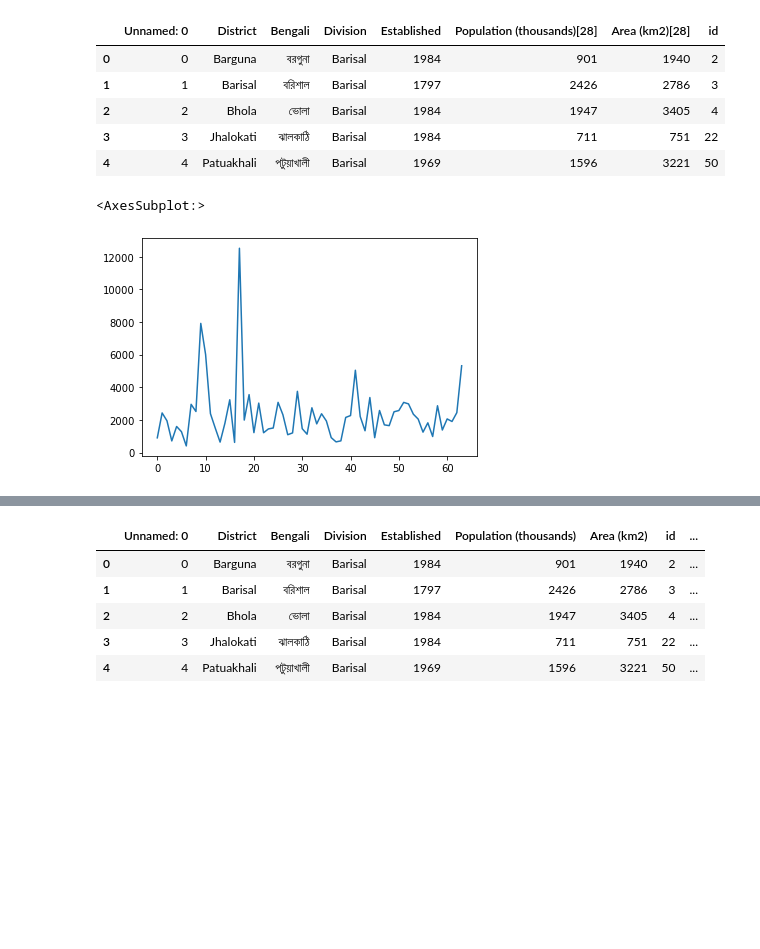
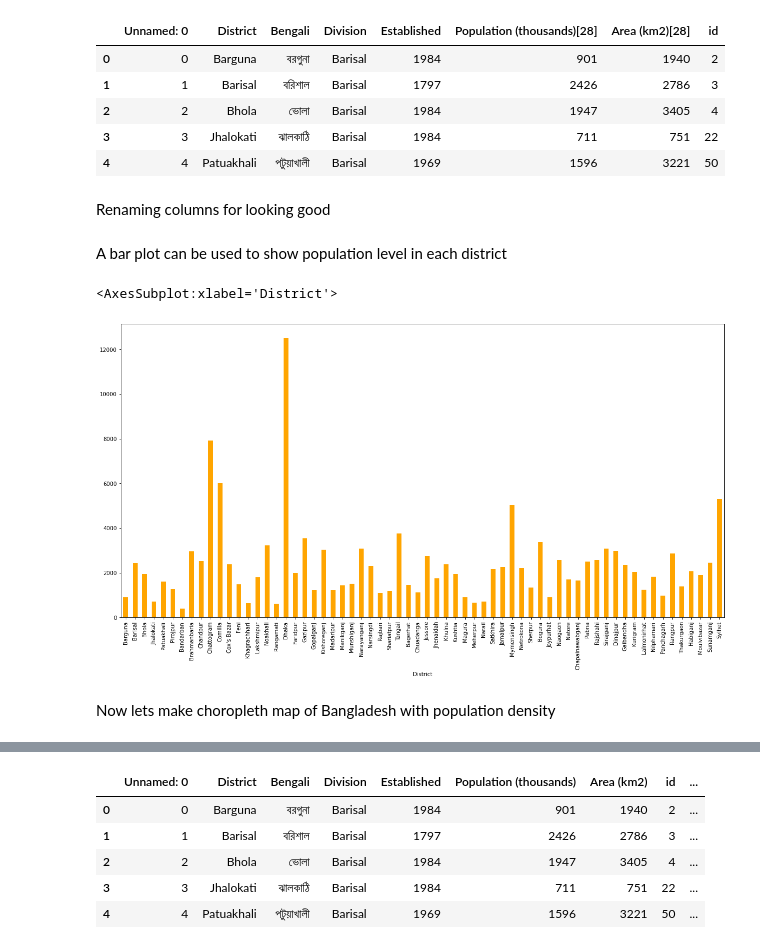
Before and after one commit to ahnaf-tahmid-chowdhury/Choropleth-Bangladesh, a Jupyter notebook: Choropleth-bangladesh.ipynb, the cells around one changed output, grey strips where cells are left out. Cells and saved outputs as stored; diff of their text form; code cells hidden in the pictures; blank space fills up the shorter version.

```diff
--- a/Choropleth-map.ipynb
+++ b/Choropleth-bangladesh.ipynb
@@ -67,2 +65,0 @@ Name: Population (thousands)[28], Length: 64, dtype: int64
-# %%
-df.District = df.District.replace("District","")
@@ -151,15 +139,27 @@ df.head()
 | 2 | 2 | Bhola | ভোলা | Barisal | 1984 | 1947 | 3405 | 4 |
 | 3 | 3 | Jhalokati | ঝালকাঠি | Barisal | 1984 | 711 | 751 | 22 |
 | 4 | 4 | Patuakhali | পটুয়াখালী | Barisal | 1969 | 1596 | 3221 | 50 |
+# %% [markdown]
+Renaming columns for looking good
 # %%
 df = df.rename(columns={
     'Population (thousands)[28]' : 'Population (thousands)',
     'Area (km2)[28]' : 'Area (km2)' })
-# %%
-df["Population (thousands)"].plot()
-# %% [output]
-<AxesSubplot:>
-[figure, removed]
+# %% [markdown]
+A bar plot can be used to show population level in each district
+# %%
+df.set_index('District')["Population (thousands)"].plot.bar(
+    xlabel='District',
+    rot=90,
+    figsize=(20,10),
+    fontsize=10,
+    color='orange'
+    )
+# %% [output]
+<AxesSubplot:xlabel='District'>
+[figure, added]
+# %% [markdown]
+Now lets make choropleth map of Bangladesh with population density
 # %%
 import plotly.express as px
 import plotly.io as pio
```
Also changed, not shown: parts of 26 cells of this notebook.
